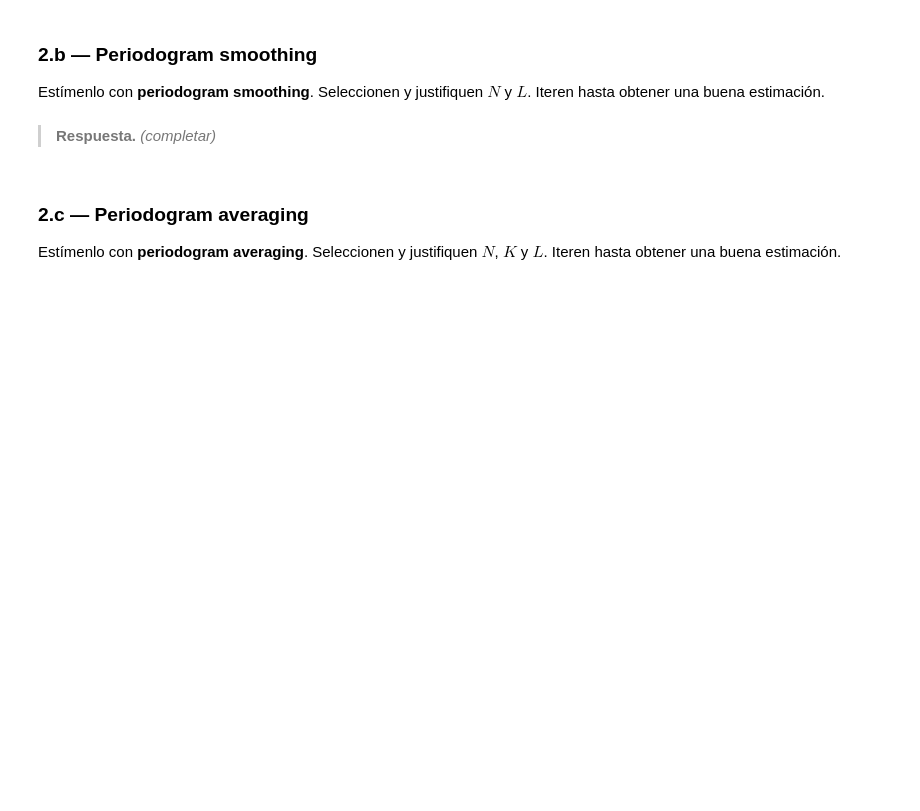
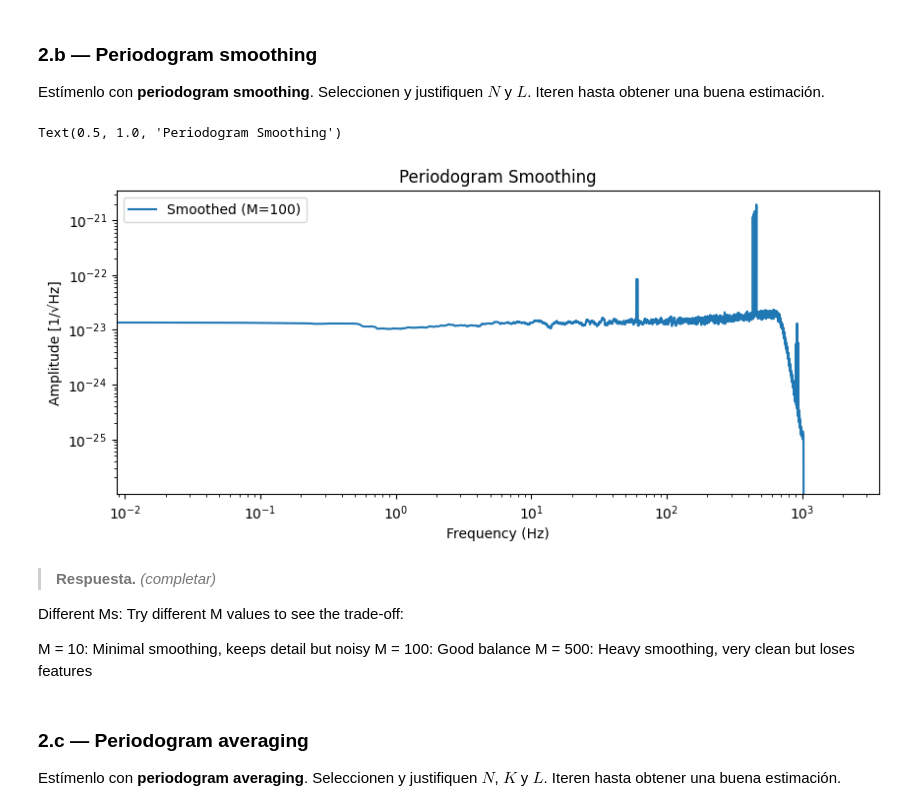
Before and after one commit to albertig2/Procesamiento-Adaptivo-22.46-, a Jupyter notebook: TP1/TP1_LIGO_Grupo5.ipynb, the cells around one changed output. Drawn from its saved outputs; the diff is of its cells as text; code cells hidden in the pictures; blank space fills up the shorter version.

```diff
--- a/TP1/TP1_LIGO_Grupo5.ipynb
+++ b/TP1/TP1_LIGO_Grupo5.ipynb
@@ -135,8 +219,31 @@ Estímenlo con el **periodograma**. Seleccionen y justifiquen la cantidad de dat
 ### 2.b — Periodogram smoothing
 
 Estímenlo con **periodogram smoothing**. Seleccionen y justifiquen $N$ y $L$. Iteren hasta obtener una buena estimación.
+# %%
+# Using N // 2 because only considering the positive frequencies
+M = 100 # smoothing parameter (Number of bins to average)
+W = np.zeros(N//2)
+W[:M] = 1/M # rectangular window in frequency domain with area 1
+
+R_x_PS = np.convolve(R_x, W, mode="same") # mode keeps output the same size as R_x
+
+plt.loglog(f, np.sqrt(R_x_PS), label=f'Smoothed (M={M})')
+plt.legend()
+plt.xlabel('Frequency (Hz)')
+plt.ylabel('Amplitude [1/√Hz]')
+plt.title('Periodogram Smoothing')
+# %% [output]
+Text(0.5, 1.0, 'Periodogram Smoothing')
+[figure, added]
 # %% [markdown]
 > **Respuesta.** *(completar)*
+
+Different Ms:
+Try different M values to see the trade-off:
+
+M = 10: Minimal smoothing, keeps detail but noisy
+M = 100: Good balance
+M = 500: Heavy smoothing, very clean but loses features
 # %% [markdown]
 ### 2.c — Periodogram averaging
 
```
Also changed, not shown: parts of 20 cells of this notebook.
